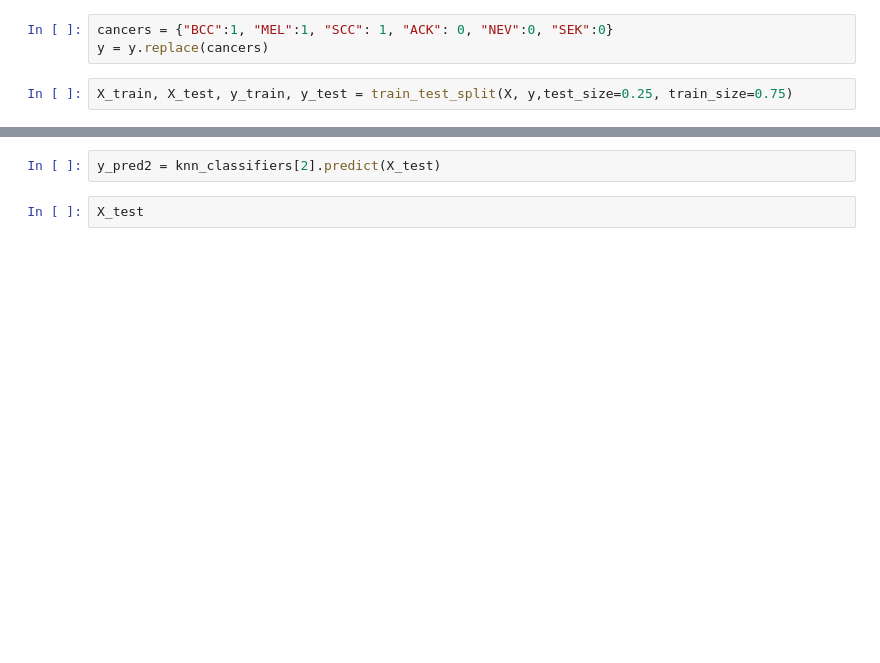
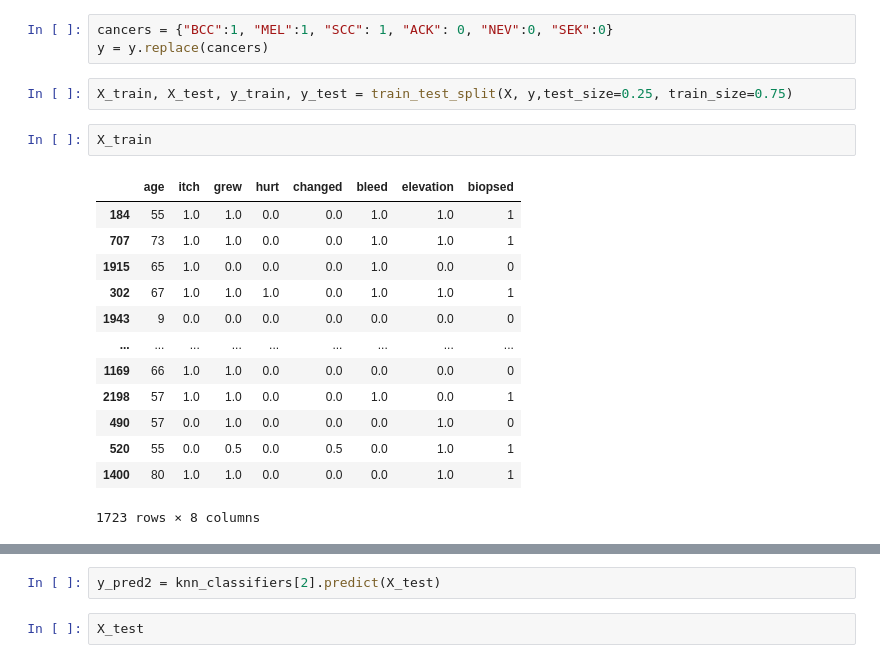
Before and after one commit to krusand/Eksamensprojekt-First-Year-Project, a Jupyter notebook: KNNModel.ipynb, the cells around one changed output, grey strips where cells are left out. Saved outputs shown, nothing was run; the diff lists cells and outputs as text; blank space fills up the shorter version.

```diff
--- a/KNNModel.ipynb
+++ b/KNNModel.ipynb
@@ -55,6 +55,22 @@ cancers = {"BCC":1, "MEL":1, "SCC": 1, "ACK": 0, "NEV":0, "SEK":0}
 y = y.replace(cancers)
 # %%
 X_train, X_test, y_train, y_test = train_test_split(X, y,test_size=0.25, train_size=0.75)
+# %%
+X_train
+# %% [output]
+|  | age | itch | grew | hurt | changed | bleed | elevation | biopsed |
+| 184 | 55 | 1.0 | 1.0 | 0.0 | 0.0 | 1.0 | 1.0 | 1 |
+| 707 | 73 | 1.0 | 1.0 | 0.0 | 0.0 | 1.0 | 1.0 | 1 |
+| 1915 | 65 | 1.0 | 0.0 | 0.0 | 0.0 | 1.0 | 0.0 | 0 |
+| 302 | 67 | 1.0 | 1.0 | 1.0 | 0.0 | 1.0 | 1.0 | 1 |
+| 1943 | 9 | 0.0 | 0.0 | 0.0 | 0.0 | 0.0 | 0.0 | 0 |
+| ... | ... | ... | ... | ... | ... | ... | ... | ... |
+| 1169 | 66 | 1.0 | 1.0 | 0.0 | 0.0 | 0.0 | 0.0 | 0 |
+| 2198 | 57 | 1.0 | 1.0 | 0.0 | 0.0 | 1.0 | 0.0 | 1 |
+| 490 | 57 | 0.0 | 1.0 | 0.0 | 0.0 | 0.0 | 1.0 | 0 |
+| 520 | 55 | 0.0 | 0.5 | 0.0 | 0.5 | 0.0 | 1.0 | 1 |
+| 1400 | 80 | 1.0 | 1.0 | 0.0 | 0.0 | 0.0 | 1.0 | 1 |
+1723 rows × 8 columns
 # %%
 X_test
 # %% [output]
```
Also changed, not shown: parts of 8 cells of this notebook.
